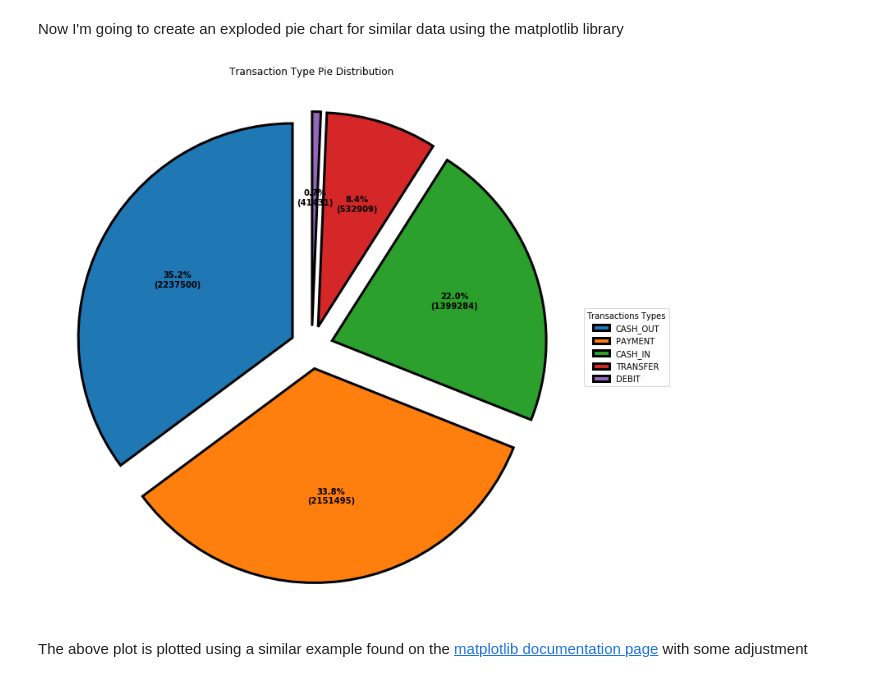
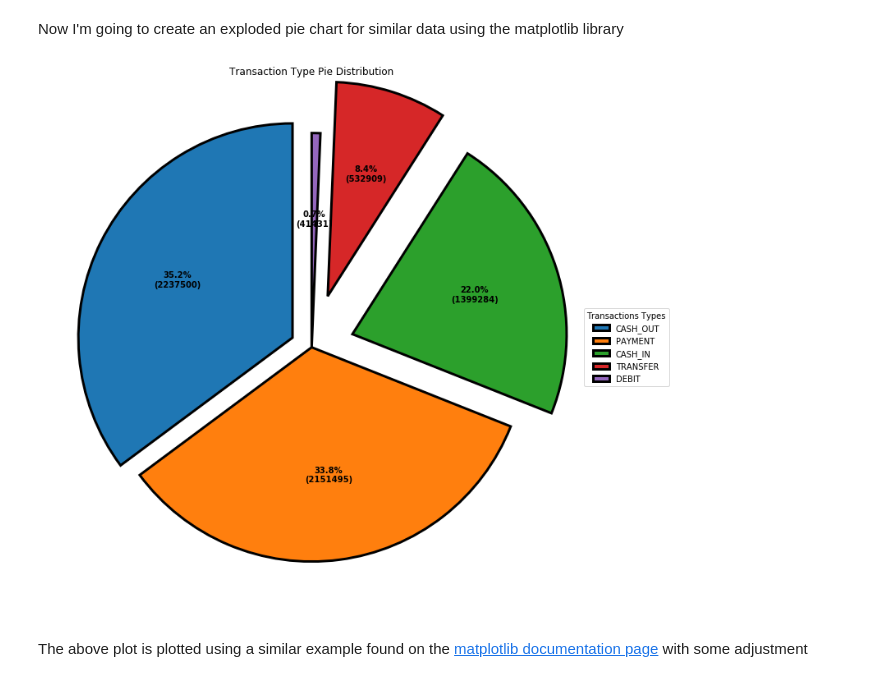
Before and after one commit to Washtun/Fraud-Detection, a Jupyter notebook: Fraud_Detection.ipynb, the cells around one changed output. Saved outputs shown, nothing was run; the diff lists cells and outputs as text; code cells hidden in the pictures.

```diff
--- a/Fraud_Detection.ipynb
+++ b/Fraud_Detection.ipynb
@@ -190,41 +171,41 @@ Now I'm going to create an exploded pie chart for similar data using the matplot
 # Plotting an exploded Pie Chart
 
 # Creating explode data
-explode = (0.1, 0.1, 0.1, 0.1, 0.1)
+explode = (0.1, 0.0, 0.2, 0.25, 0.0)
 
 # Creating
 
 # Wedge properties
 wp = { 'linewidth' : 3, 'edgecolor' : "black" }
 
 # Creating autocpt arguments
 def func(pct, allvals):
     absolute = int(pct / 100.*np.sum(allvals))
     return "{:.1f}%\n({:d})".format(pct, absolute)
 
 # Creating plot
 fig, ax = plt.subplots(figsize =(18, 12))
 wedges, texts, autotexts = ax.pie(quantity_trans,
                                   autopct = lambda pct: func(pct, quantity_trans),
                                   explode = explode,
                                   startangle = 90,
                                   wedgeprops = wp,
                                   textprops = dict(color ="black"))
 
 # Adding legend
 ax.legend(wedges, exact_trans,
           title ="Transactions Types",
           loc ="center left",
           bbox_to_anchor =(1, 0, 0.5, 1))
 plt.setp(autotexts, size = 10, weight ="bold")
 
 # Adding tite
-ax.set_title("Transaction Type Pie Distribution")
+ax.set_title("Transaction Type Pie Distribution" )
 
 # show plot
 plt.show();
 # %% [output]
-[figure, old version]
+[figure, new version]
 # %% [markdown]
 The above plot is plotted using a similar example found on the [matplotlib documentation page](https://matplotlib.org/stable/gallery/pie_and_polar_charts/pie_and_donut_labels.html#sphx-glr-gallery-pie-and-polar-charts-pie-and-donut-labels-py) with some adjustment
 # %%
```
Also changed, not shown: parts of 4 cells of this notebook.
